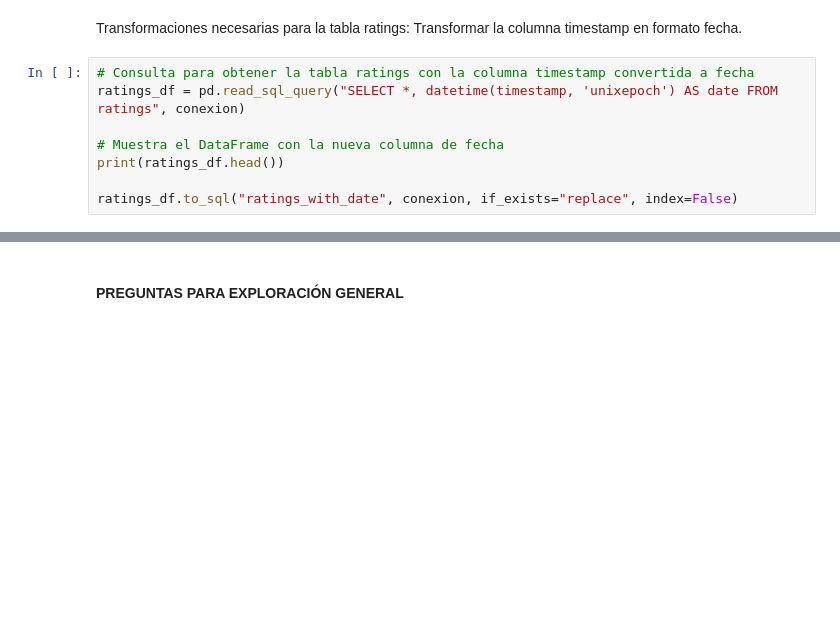
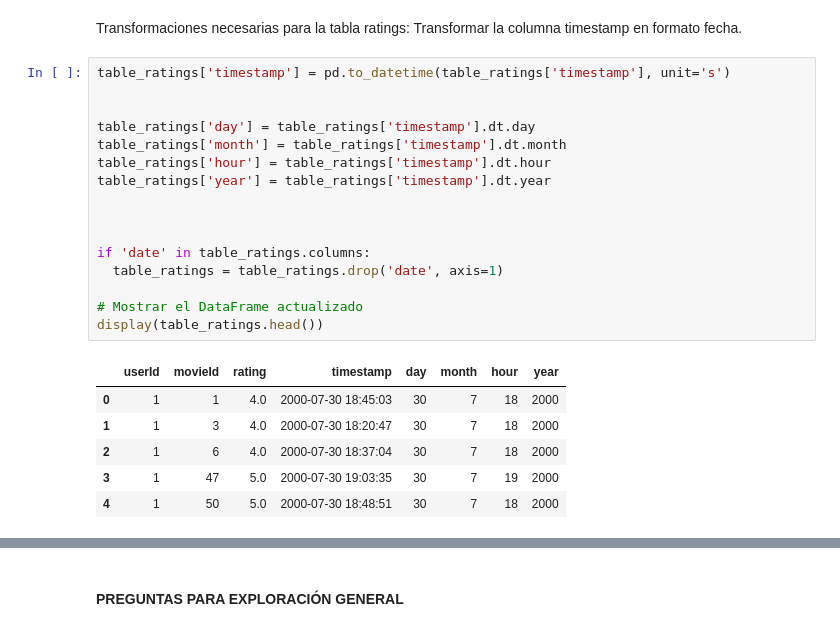
Before and after one commit to JuanCH94/Marketing, a Jupyter notebook: a_exploracion.ipynb, the cells around one changed output, grey strips where cells are left out. Drawn from its saved outputs; the diff is of its cells as text; blank space fills up the shorter version.

```diff
--- a/a_exploracion.ipynb
+++ b/a_exploracion.ipynb
@@ -170,10 +178,25 @@ pd.read_sql_query("SELECT * FROM ratings", conexion)
 # %% [markdown]
 Transformaciones necesarias para la tabla ratings: Transformar la columna timestamp en formato fecha.
-# %%
-# Consulta para obtener la tabla ratings con la columna timestamp convertida a fecha
-ratings_df = pd.read_sql_query("SELECT *, datetime(timestamp, 'unixepoch') AS date FROM ratings", conexion)
-
-# Muestra el DataFrame con la nueva columna de fecha
-print(ratings_df.head())
-
-ratings_df.to_sql("ratings_with_date", conexion, if_exists="replace", index=False)
+# %%
+table_ratings['timestamp'] = pd.to_datetime(table_ratings['timestamp'], unit='s')
+
+
+table_ratings['day'] = table_ratings['timestamp'].dt.day
+table_ratings['month'] = table_ratings['timestamp'].dt.month
+table_ratings['hour'] = table_ratings['timestamp'].dt.hour
+table_ratings['year'] = table_ratings['timestamp'].dt.year
+
+
+
+if 'date' in table_ratings.columns:
+  table_ratings = table_ratings.drop('date', axis=1)
+
+# Mostrar el DataFrame actualizado
+display(table_ratings.head())
+# %% [output]
+|  | userId | movieId | rating | timestamp | day | month | hour | year |
+| 0 | 1 | 1 | 4.0 | 2000-07-30 18:45:03 | 30 | 7 | 18 | 2000 |
+| 1 | 1 | 3 | 4.0 | 2000-07-30 18:20:47 | 30 | 7 | 18 | 2000 |
+| 2 | 1 | 6 | 4.0 | 2000-07-30 18:37:04 | 30 | 7 | 18 | 2000 |
+| 3 | 1 | 47 | 5.0 | 2000-07-30 19:03:35 | 30 | 7 | 19 | 2000 |
+| 4 | 1 | 50 | 5.0 | 2000-07-30 18:48:51 | 30 | 7 | 18 | 2000 |
```
Also changed, not shown: parts of 7 cells of this notebook.
